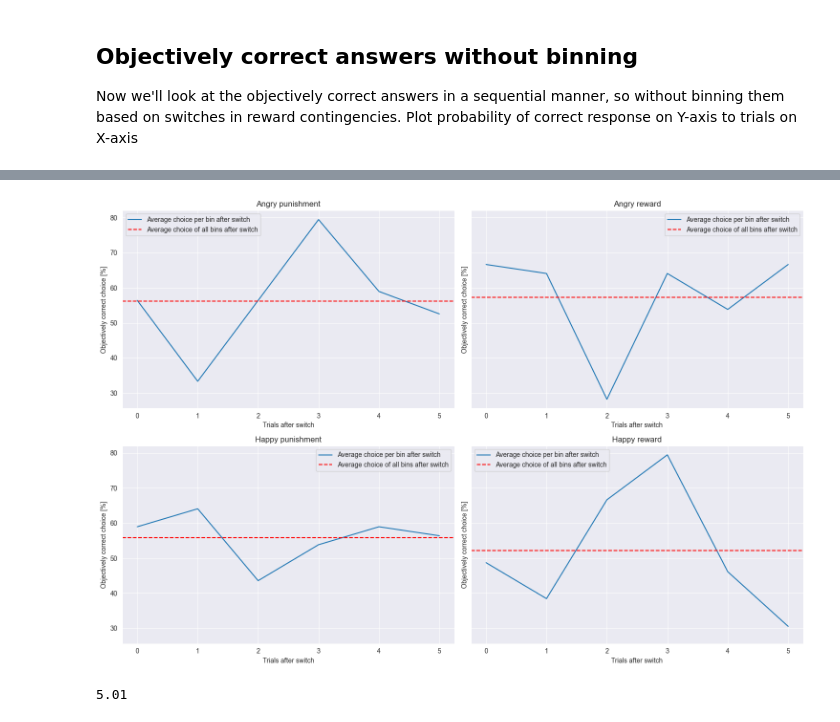
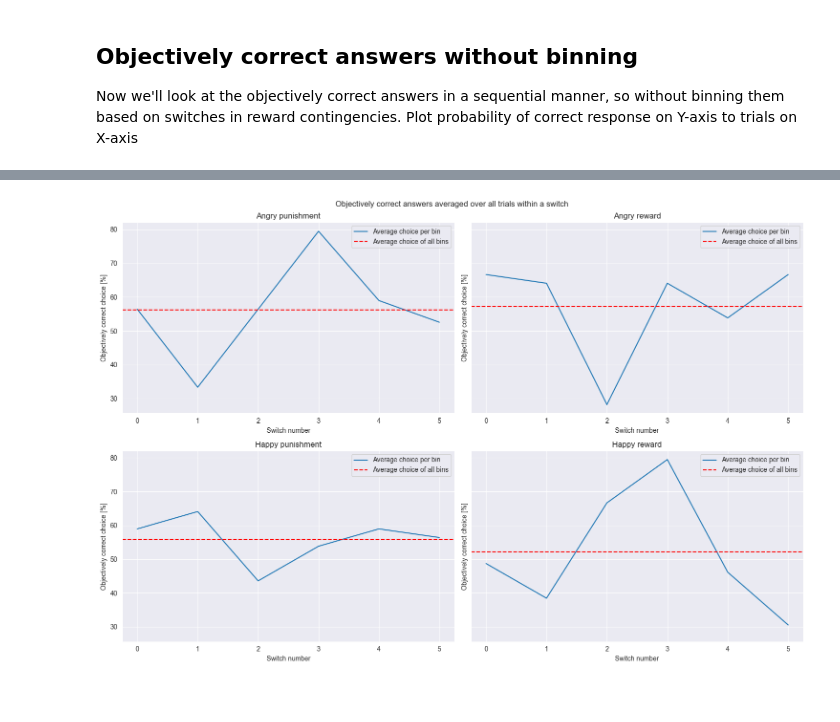
Before and after one commit to KTZ228/phd_1_analysis, a Jupyter notebook: scripts/behavioural_pilot_analysis.ipynb, the cells around one changed output, grey strips where cells are left out. Saved outputs shown, nothing was run; the diff lists cells and outputs as text; code cells hidden in the pictures; blank space fills up the shorter version.

```diff
--- a/scripts/behavioural_pilot_analysis.ipynb
+++ b/scripts/behavioural_pilot_analysis.ipynb
@@ -254,26 +239,24 @@ print(objectively_correct_answers_averaged_per_switch_block)
 # %%
 # Plotting
 fig, axs = plt.subplots(nrows=2, ncols=2, figsize=(15, 10), sharex=False, sharey=True) # Adjust based on the number of stimuli_types
 axs = axs.flatten() # Flatten to iterate easily
 
+fig.suptitle('Objectively correct answers averaged over all trials within a switch')
+
 for index_stimuli, value_stimuli in enumerate(stimuli_types):
     # Timepoints are the column names converted to integers for x-axis values
     filtered_dataframe = objectively_correct_answers_averaged_per_switch_block[objectively_correct_answers_averaged_per_switch_block['stimuli_type'] == value_stimuli]
 
-    axs[index_stimuli].plot(unique_switches, filtered_dataframe['mean'], label='Average choice per bin after switch')
-    axs[index_stimuli].axhline((average_choice_after_switch_total[index_stimuli]), color='r', linestyle='--', label='Average choice of all bins after switch')
+    axs[index_stimuli].plot(unique_switches, filtered_dataframe['mean'], label='Average choice per bin')
+    axs[index_stimuli].axhline((average_choice_after_switch_total[index_stimuli]), color='r', linestyle='--', label='Average choice of all bins')
     axs[index_stimuli].set_title(stimuli_types_list[index_stimuli])
-    axs[index_stimuli].set_xlabel('Trials after switch')
+    axs[index_stimuli].set_xlabel('Switch number')
     axs[index_stimuli].set_ylabel('Objectively correct choice [%]')
     axs[index_stimuli].legend()
     axs[index_stimuli].grid(True)
 
 plt.tight_layout()
-plt.savefig(os.path.join(output_dir, 'objectively_correct_choices_averaged_per_bin.pdf'))
+plt.savefig(os.path.join(output_dir, 'objectively_correct_choices_averaged_over_all_trials_within_switch.pdf'))
 plt.show()
 # %% [output]
-[figure, old version]
+[figure, new version]
-# %%
-print(round(5.01,2))
-# %% [output]
-5.01
```
Also changed, not shown: parts of 4 cells of this notebook.
